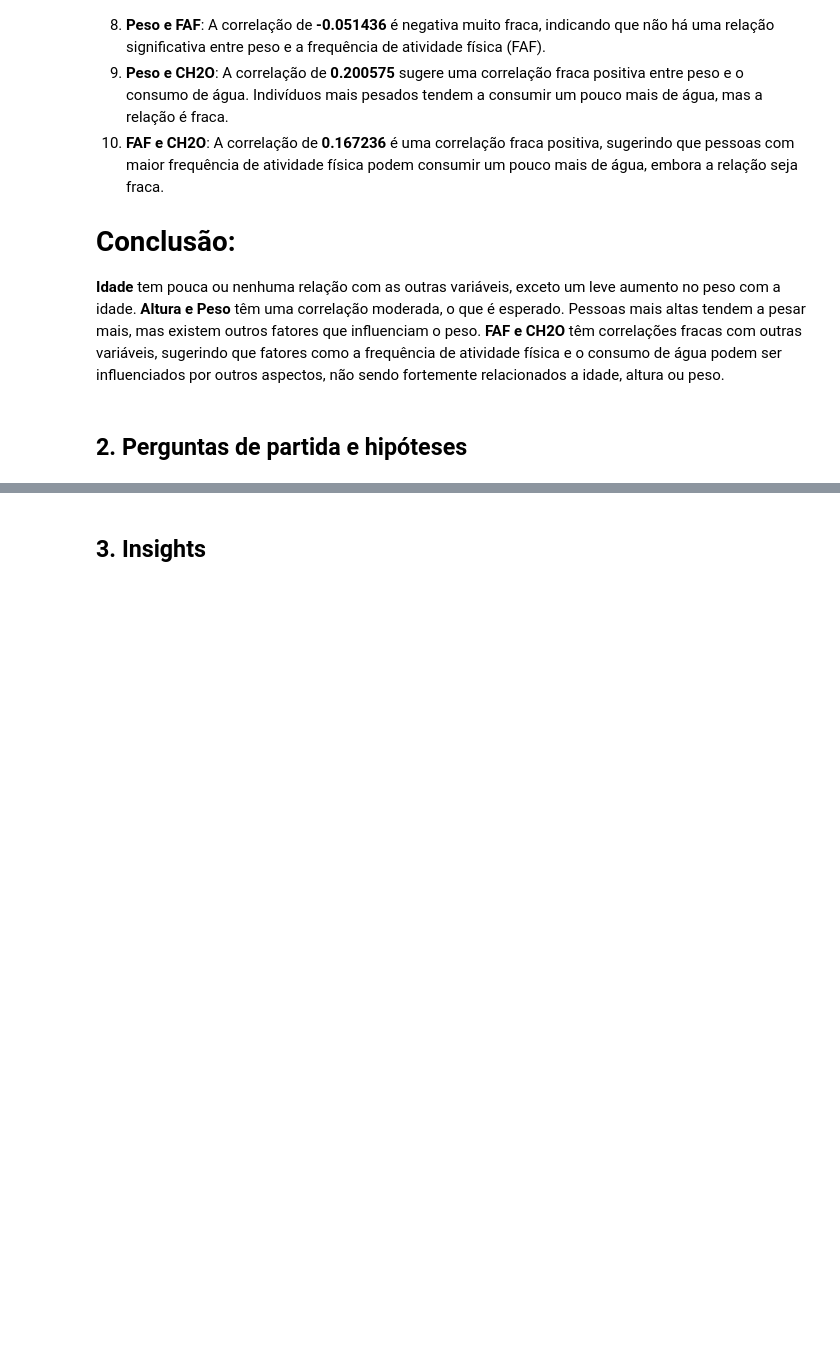
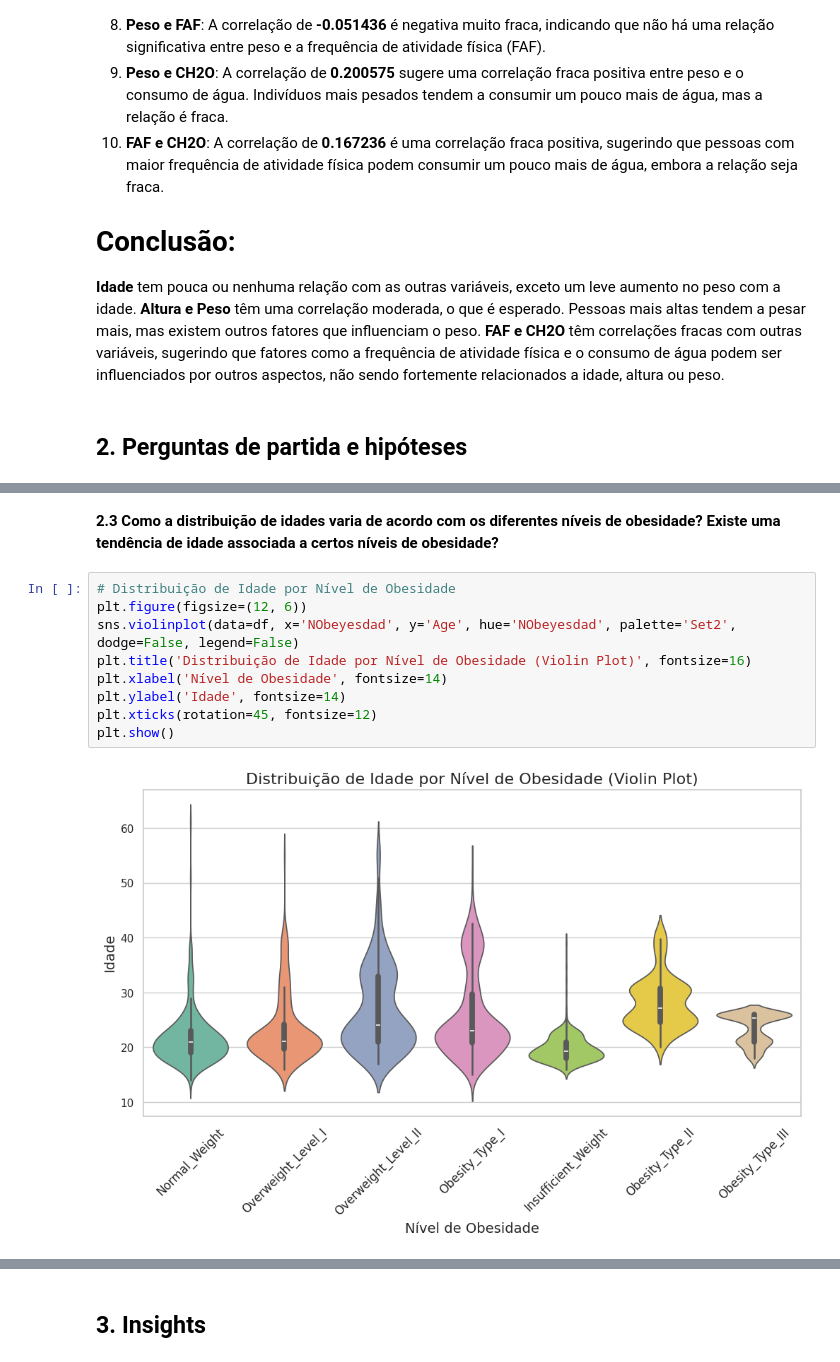
Before and after one commit to joao-paulo-alt/analise_exploratoria_obesidade, a Jupyter notebook: notebooks/01-exploratory_data_analysis.ipynb, the cells around one changed output, grey strips where cells are left out. Saved outputs shown, nothing was run; the diff lists cells and outputs as text; blank space fills up the shorter version.

```diff
--- a/notebooks/01-exploratory_data_analysis.ipynb
+++ b/notebooks/01-exploratory_data_analysis.ipynb
@@ -178,0 +316,13 @@ correlation_matrix
+# %% [markdown]
+**2.3 Como a distribuição de idades varia de acordo com os diferentes níveis de obesidade? Existe uma tendência de idade associada a certos níveis de obesidade?**
+# %%
+# Distribuição de Idade por Nível de Obesidade
+plt.figure(figsize=(12, 6))
+sns.violinplot(data=df, x='NObeyesdad', y='Age', hue='NObeyesdad', palette='Set2', dodge=False, legend=False)
+plt.title('Distribuição de Idade por Nível de Obesidade (Violin Plot)', fontsize=16)
+plt.xlabel('Nível de Obesidade', fontsize=14)
+plt.ylabel('Idade', fontsize=14)
+plt.xticks(rotation=45, fontsize=12)
+plt.show()
+# %% [output]
+[figure, added]
```
Also changed, not shown: parts of 19 cells of this notebook.
